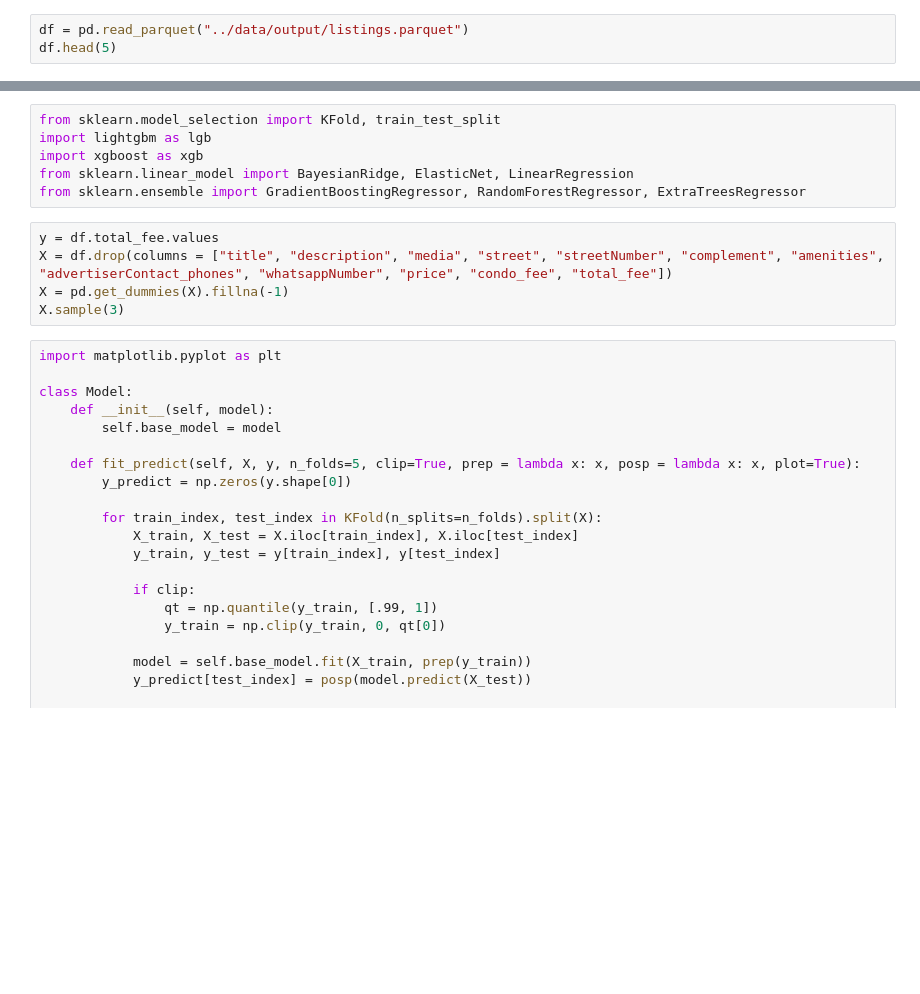
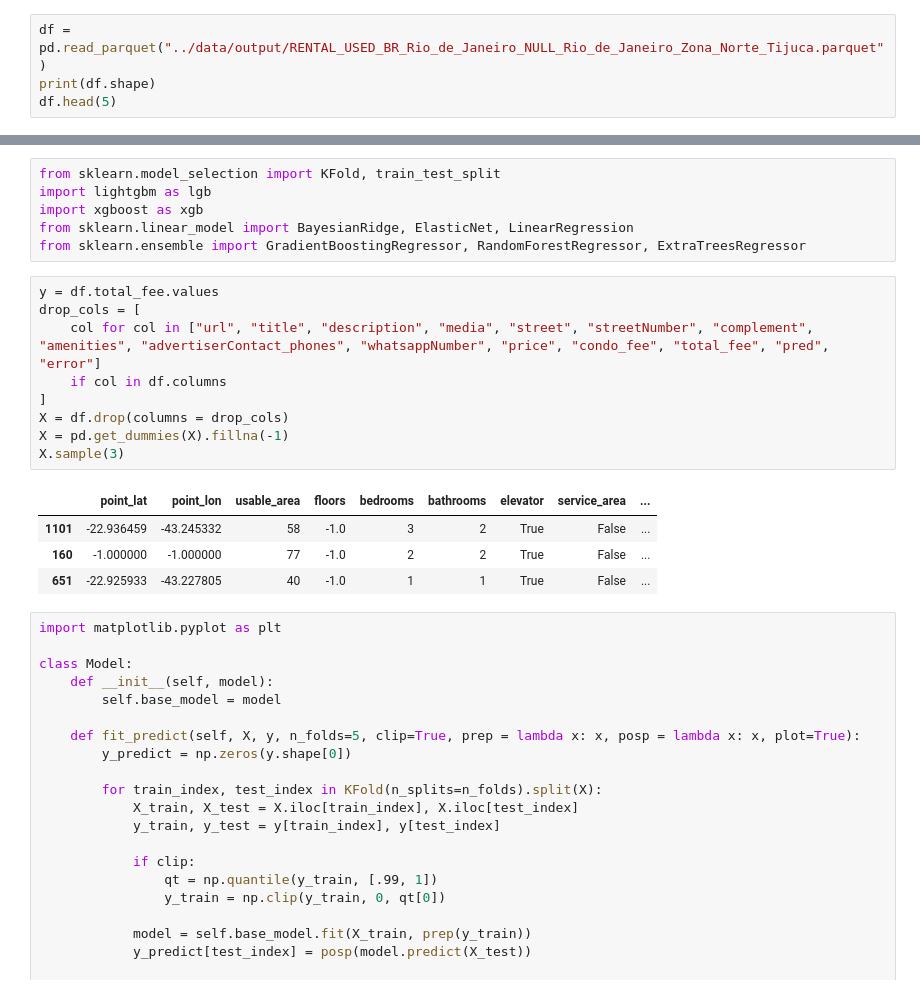
Before and after one commit to dobraga/get_listings, a Jupyter notebook: notebooks/1.Exploração.ipynb, the cells around one changed output, grey strips where cells are left out. Saved outputs shown, nothing was run; the diff lists cells and outputs as text; blank space fills up the shorter version.

```diff
--- a/notebooks/1.Exploração.ipynb
+++ b/notebooks/1.Exploração.ipynb
@@ -9,5 +9,6 @@ pd.set_option('display.max_columns', None)
 def rmse(y_true, y_pred):
     return np.sqrt(mse(y_true, y_pred))
 # %%
-df = pd.read_parquet("../data/output/listings.parquet")
+df = pd.read_parquet("../data/output/RENTAL_USED_BR_Rio_de_Janeiro_NULL_Rio_de_Janeiro_Zona_Norte_Tijuca.parquet")
+print(df.shape)
 df.head(5)
@@ -36,9 +74,18 @@ from sklearn.linear_model import BayesianRidge, ElasticNet, LinearRegression
 from sklearn.ensemble import GradientBoostingRegressor, RandomForestRegressor, ExtraTreesRegressor
 # %%
 y = df.total_fee.values
-X = df.drop(columns = ["title", "description", "media", "street", "streetNumber", "complement", "amenities", "advertiserContact_phones", "whatsappNumber", "price", "condo_fee", "total_fee"])
+drop_cols = [
+    col for col in ["url", "title", "description", "media", "street", "streetNumber", "complement", "amenities", "advertiserContact_phones", "whatsappNumber", "price", "condo_fee", "total_fee", "pred", "error"]
+    if col in df.columns
+]
+X = df.drop(columns = drop_cols)
 X = pd.get_dummies(X).fillna(-1)
 X.sample(3)
+# %% [output]
+|  | point_lat | point_lon | usable_area | floors | bedrooms | bathrooms | elevator | service_area | ... |
+| 1101 | -22.936459 | -43.245332 | 58 | -1.0 | 3 | 2 | True | False | ... |
+| 160 | -1.000000 | -1.000000 | 77 | -1.0 | 2 | 2 | True | False | ... |
+| 651 | -22.925933 | -43.227805 | 40 | -1.0 | 1 | 1 | True | False | ... |
 # %%
 import matplotlib.pyplot as plt
 
```
Also changed, not shown: parts of 16 cells of this notebook, 35 other files.
